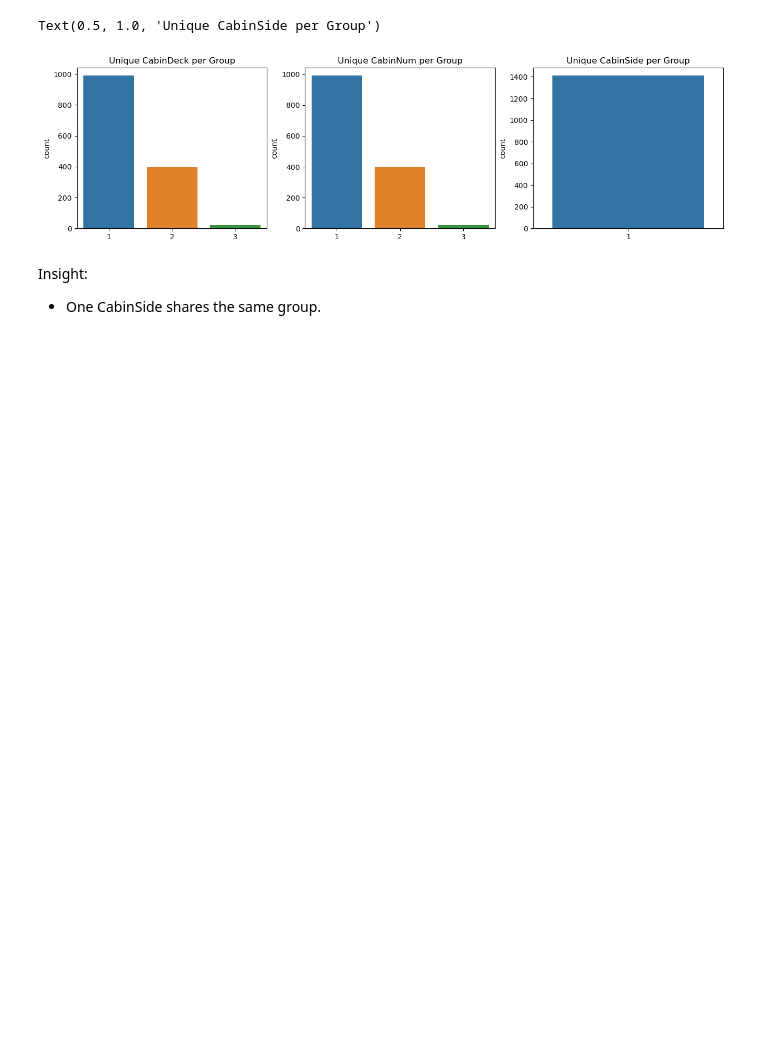
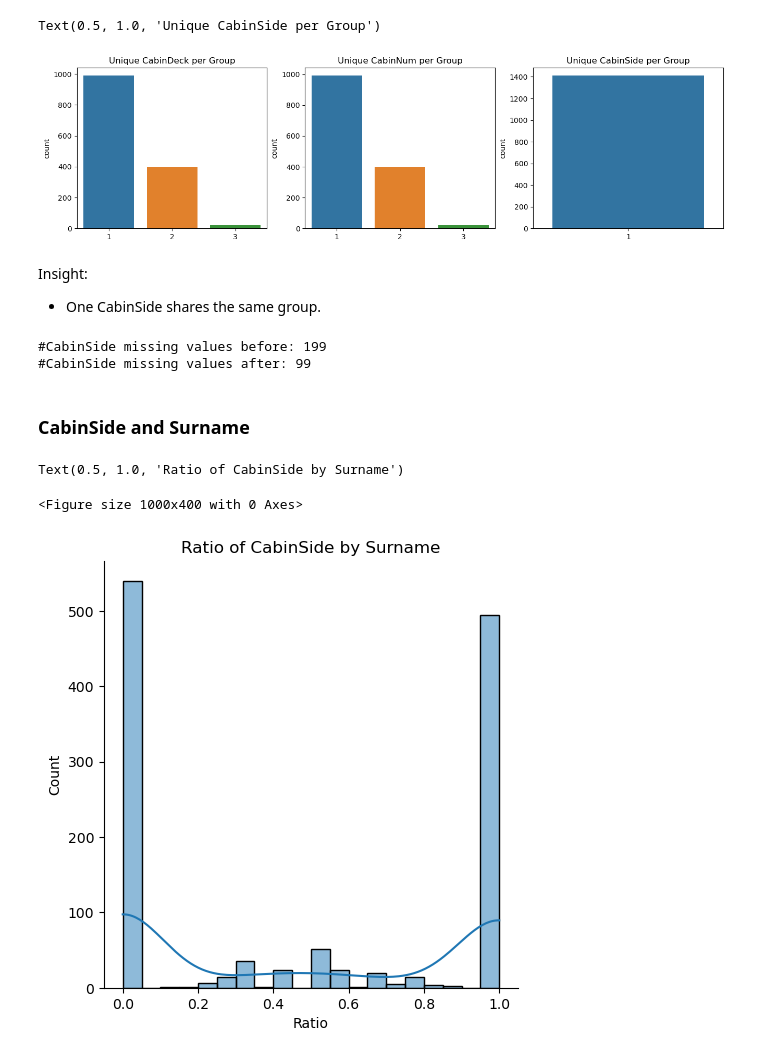
Before and after one commit to rayhanegar/Code-PPM, a Jupyter notebook: Spaceship/spaceship_preprocessing_v2.ipynb, the cells around one changed output. Saved outputs shown, nothing was run; the diff lists cells and outputs as text; code cells hidden in the pictures; blank space fills up the shorter version.

Commit message:
Data clean

```diff
--- a/Spaceship/spaceship_preprocessing_v2.ipynb
+++ b/Spaceship/spaceship_preprocessing_v2.ipynb
@@ -830,3 +834,36 @@ Text(0.5, 1.0, 'Unique CabinSide per Group')
 # %% [markdown]
 Insight:
 - One CabinSide shares the same group.
+# %%
+# Missing values before
+CS_bef=df['CabinSide'].isna().sum()
+
+# Passengers with missing Cabin side and in a group with known Cabin side
+CSG_index=df[df['CabinSide'].isna()][(df[df['CabinSide'].isna()]['Group']).isin(CSG_gb.index)].index
+
+# Fill corresponding missing values
+df.loc[CSG_index,'CabinSide']=df.iloc[CSG_index,:]['Group'].map(lambda x: CSG_gb.idxmax(axis=1)[x])
+
+# Print number of missing values left
+print('#CabinSide missing values before:',CS_bef)
+print('#CabinSide missing values after:',df['CabinSide'].isna().sum())
+# %% [output]
+#CabinSide missing values before: 199
+#CabinSide missing values after: 99
+# %% [markdown]
+### CabinSide and Surname
+# %%
+# Joint distribution of Surname and CabinSide
+CSS_gb = df[df['GroupSize']>1].groupby(['Surname', 'CabinSide'])['CabinSide'].size().unstack().fillna(0)
+
+# Ratio of sides
+CSS_gb['Ratio'] = CSS_gb['P']/(CSS_gb['P'] + CSS_gb['S'])
+
+# Histogram of Ratio
+plt.figure(figsize=(10, 4))
+sns.displot(data=CSS_gb['Ratio'], kde=True, binwidth=.05)
+plt.title('Ratio of CabinSide by Surname')
+# %% [output]
+Text(0.5, 1.0, 'Ratio of CabinSide by Surname')
+<Figure size 1000x400 with 0 Axes>
+[figure, added]
```
Also changed, not shown: parts of 42 cells of this notebook.
